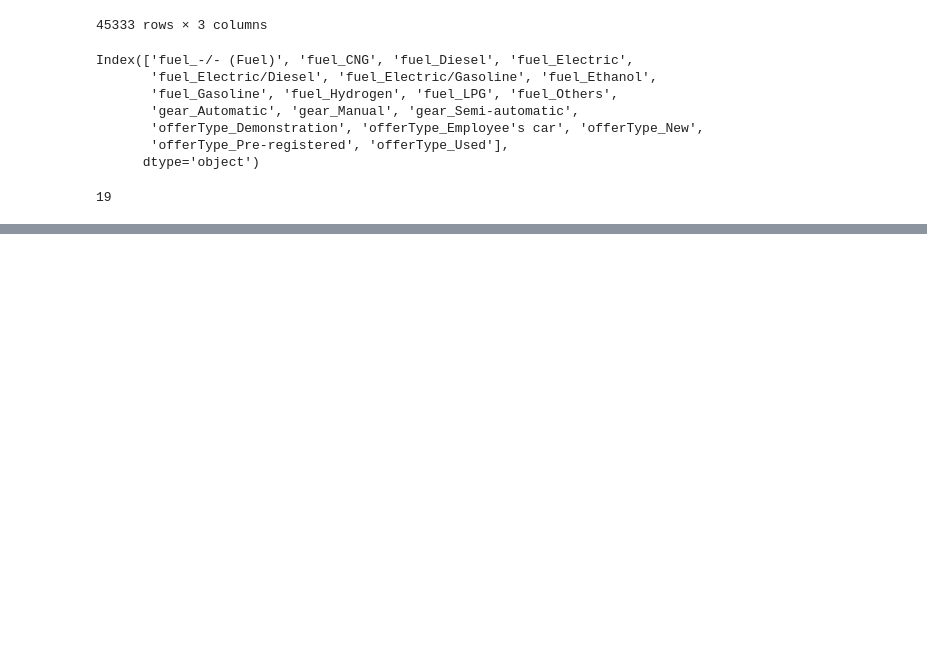
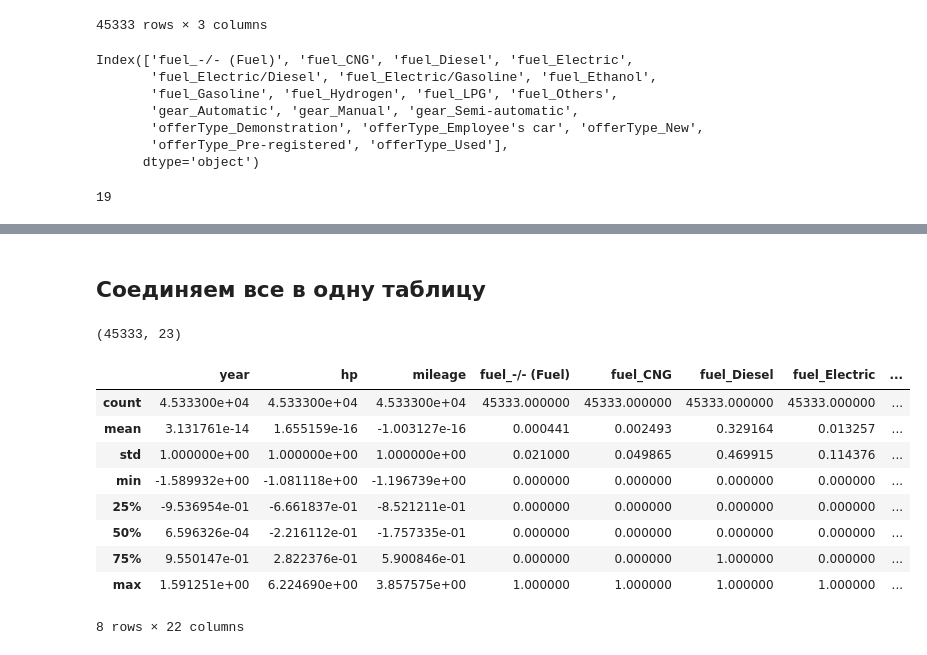
Before and after one commit to sh1rokovs/Machine_Learning_Car_Price, a Jupyter notebook: taskClassified.ipynb, the cells around one changed output, grey strips where cells are left out. Drawn from its saved outputs; the diff is of its cells as text; code cells hidden in the pictures; blank space fills up the shorter version.

```diff
--- a/taskClassified.ipynb
+++ b/taskClassified.ipynb
@@ -636,0 +630,5 @@ data_numerical_without_Driven_Wheels.describe()
+# %%
+numerical_columns = ['year', 'hp', 'mileage']
+# %%
+data_numerical = data[numerical_columns]
+data_numerical.describe()
@@ -637,3 +645,3 @@ data_numerical_without_Driven_Wheels.describe()
 # %%
-data_numerical_without_Driven_Wheels = (data_numerical_without_Driven_Wheels - data_numerical_without_Driven_Wheels.mean(axis = 0))/data_numerical_without_Driven_Wheels.std(axis = 0)
+data_numerical = (data_numerical - data_numerical.mean(axis = 0))/data_numerical.std(axis = 0)
 # %%
@@ -640,0 +659,20 @@ data_numerical_without_Driven_Wheels.describe()
+# %% [markdown]
+## Соединяем все в одну таблицу
+# %%
+data = pd.concat((data_numerical, data_categorical, data['price']), axis = 1)
+print(data.shape)
+# %% [output]
+(45333, 23)
+# %%
+data.describe()
+# %% [output]
+|  | year | hp | mileage | fuel_-/- (Fuel) | fuel_CNG | fuel_Diesel | fuel_Electric | ... |
+| count | 4.533300e+04 | 4.533300e+04 | 4.533300e+04 | 45333.000000 | 45333.000000 | 45333.000000 | 45333.000000 | ... |
+| mean | 3.131761e-14 | 1.655159e-16 | -1.003127e-16 | 0.000441 | 0.002493 | 0.329164 | 0.013257 | ... |
+| std | 1.000000e+00 | 1.000000e+00 | 1.000000e+00 | 0.021000 | 0.049865 | 0.469915 | 0.114376 | ... |
+| min | -1.589932e+00 | -1.081118e+00 | -1.196739e+00 | 0.000000 | 0.000000 | 0.000000 | 0.000000 | ... |
+| 25% | -9.536954e-01 | -6.661837e-01 | -8.521211e-01 | 0.000000 | 0.000000 | 0.000000 | 0.000000 | ... |
+| 50% | 6.596326e-04 | -2.216112e-01 | -1.757335e-01 | 0.000000 | 0.000000 | 0.000000 | 0.000000 | ... |
+| 75% | 9.550147e-01 | 2.822376e-01 | 5.900846e-01 | 0.000000 | 0.000000 | 1.000000 | 0.000000 | ... |
+| max | 1.591251e+00 | 6.224690e+00 | 3.857575e+00 | 1.000000 | 1.000000 | 1.000000 | 1.000000 | ... |
+8 rows × 22 columns
```
Also changed, not shown: parts of 35 cells of this notebook.
